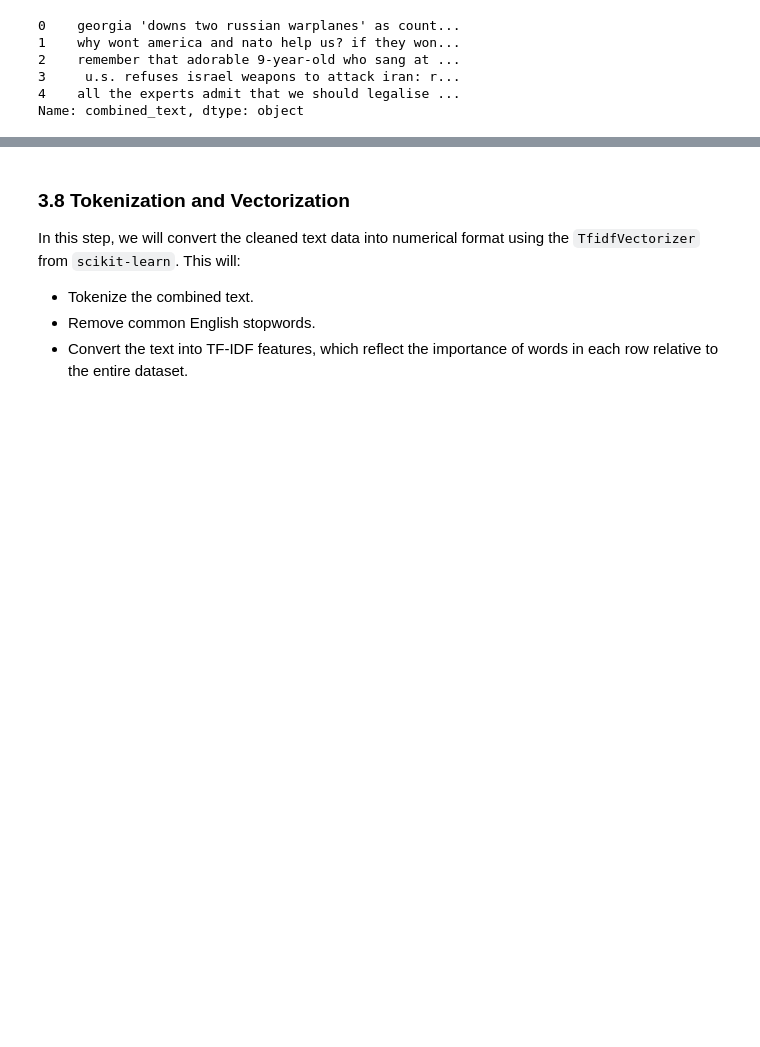
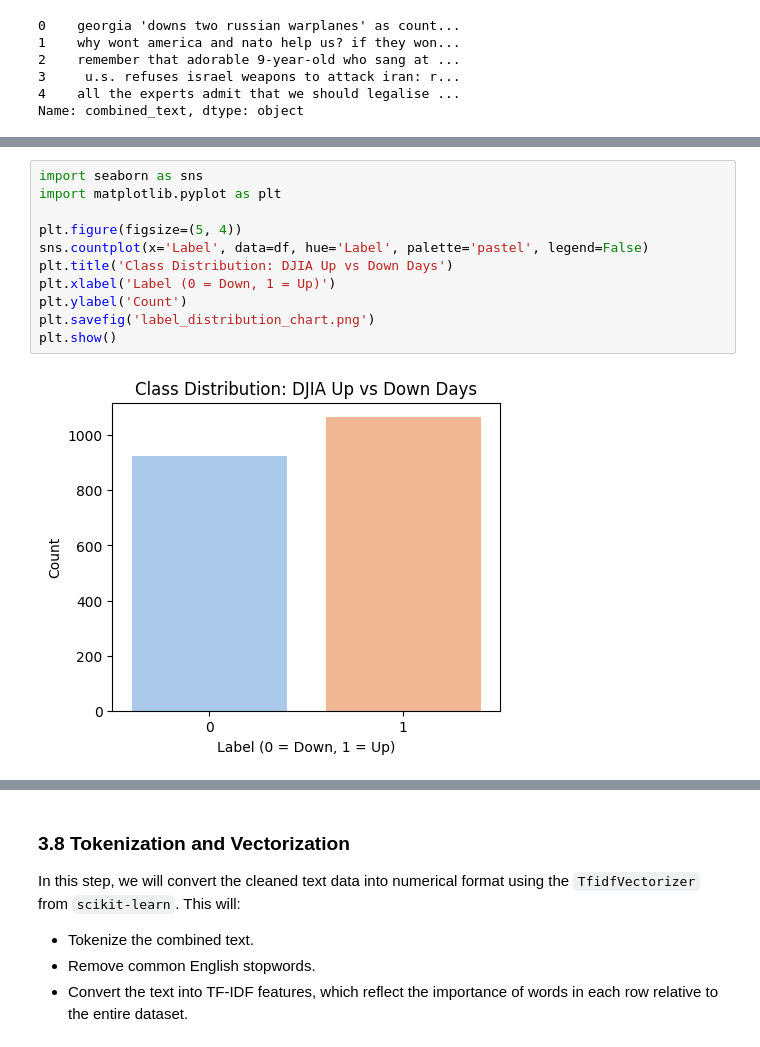
Before and after one commit to don4ye/SentimentPulse, a Jupyter notebook: SentimentPulse_StockPrediction.ipynb, the cells around one changed output, grey strips where cells are left out. Drawn from its saved outputs; the diff is of its cells as text; blank space fills up the shorter version.

```diff
--- a/SentimentPulse_StockPrediction.ipynb
+++ b/SentimentPulse_StockPrediction.ipynb
@@ -168,0 +188,13 @@ Name: combined_text, dtype: object
+# %%
+import seaborn as sns
+import matplotlib.pyplot as plt
+
+plt.figure(figsize=(5, 4))
+sns.countplot(x='Label', data=df, hue='Label', palette='pastel', legend=False)
+plt.title('Class Distribution: DJIA Up vs Down Days')
+plt.xlabel('Label (0 = Down, 1 = Up)')
+plt.ylabel('Count')
+plt.savefig('label_distribution_chart.png')
+plt.show()
+# %% [output]
+[figure, added]
```
Also changed, not shown: parts of 3 cells of this notebook, 3 other files.
